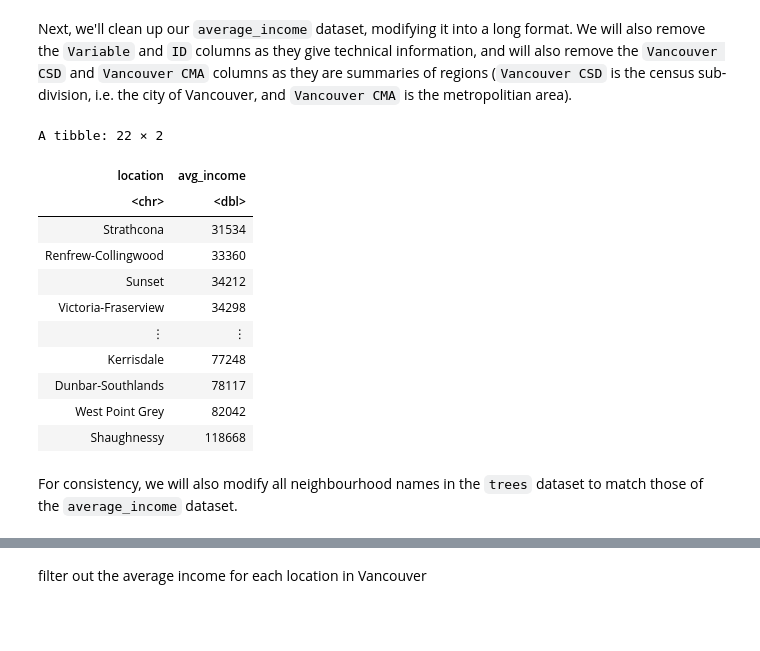
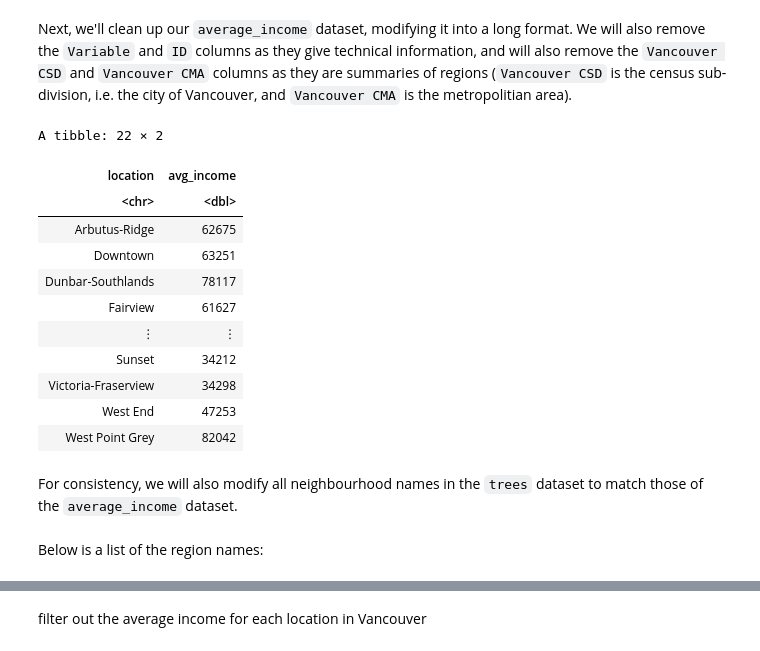
Before and after one commit to eshuaiii/stat-201-2023w1-group-50, a Jupyter notebook: 50_project_proposal.ipynb, the cells around one changed output, grey strips where cells are left out. Cells and saved outputs as stored; diff of their text form; code cells hidden in the pictures; blank space fills up the shorter version.

```diff
--- a/50_project_proposal.ipynb
+++ b/50_project_proposal.ipynb
@@ -172,23 +125,23 @@ Next, we'll clean up our `average_income` dataset, modifying it into a long form
 # %%
 # Lengthening the dataset and removing unnecessary columns
 income <- average_income |>
     select(-Variable, -ID, -"Vancouver CSD", -"Vancouver CMA") |>
-    pivot_longer(cols = everything(), names_to = "location", values_to = "avg_income") |>
-    arrange(avg_income) # sort income in ascending order
+    pivot_longer(cols = everything(), names_to = "location", values_to = "avg_income")
+    # arrange(avg_income) # sort income in ascending order
 income
 # %% [output]
 A tibble: 22 × 2
 | location | avg_income |
 | <chr> | <dbl> |
-| Strathcona | 31534 |
-| Renfrew-Collingwood | 33360 |
+| Arbutus-Ridge | 62675 |
+| Downtown | 63251 |
+| Dunbar-Southlands | 78117 |
+| Fairview | 61627 |
+| ⋮ | ⋮ |
 | Sunset | 34212 |
 | Victoria-Fraserview | 34298 |
-| ⋮ | ⋮ |
-| Kerrisdale | 77248 |
-| Dunbar-Southlands | 78117 |
+| West End | 47253 |
 | West Point Grey | 82042 |
-| Shaughnessy | 118668 |
 # %% [markdown]
 For consistency, we will also modify all neighbourhood names in the `trees` dataset to match those of the `average_income` dataset.
 # %%
@@ -215,3 +168,5 @@ trees$neighbourhood_name[trees$neighbourhood_name == "SUNSET"]<- "Sunset"
 trees$neighbourhood_name[trees$neighbourhood_name == "VICTORIA-FRASERVIEW"]<- "Victoria-Fraserview"
 trees$neighbourhood_name[trees$neighbourhood_name == "WEST END"]<- "West End"
 trees$neighbourhood_name[trees$neighbourhood_name == "WEST POINT GREY"]<- "West Point Grey"
+# %% [markdown]
+Below is a list of the region names:
```
Also changed, not shown: parts of 11 cells of this notebook.
